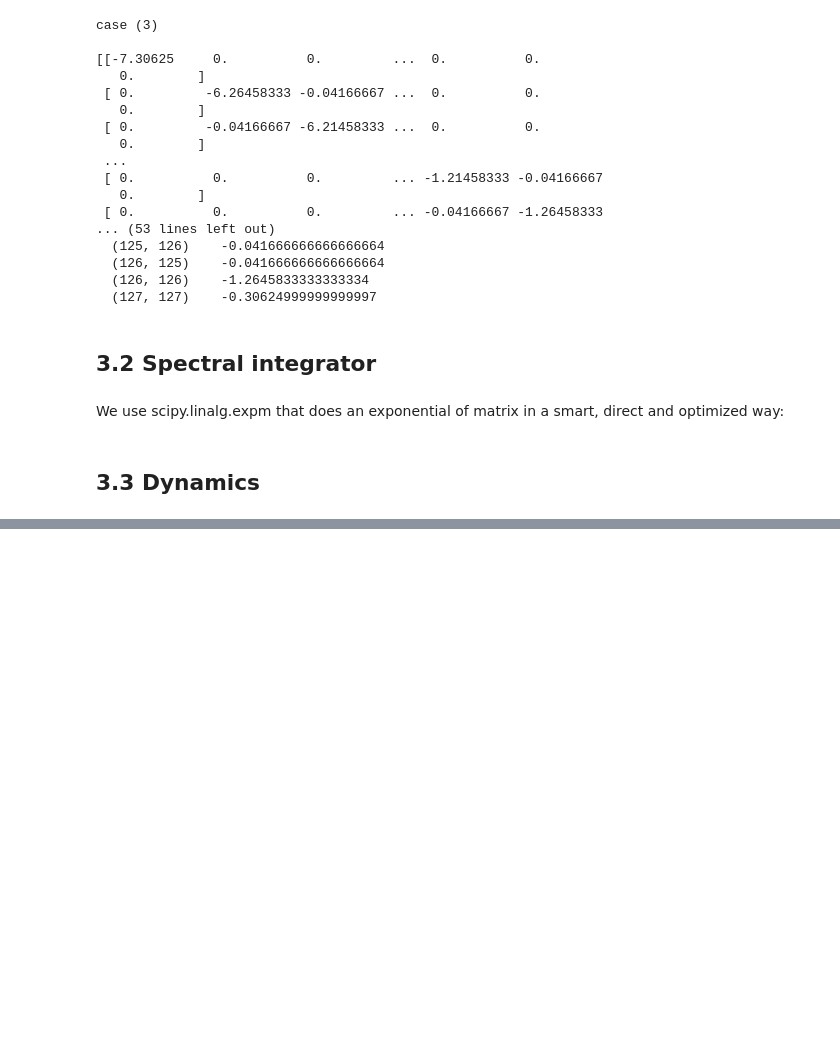
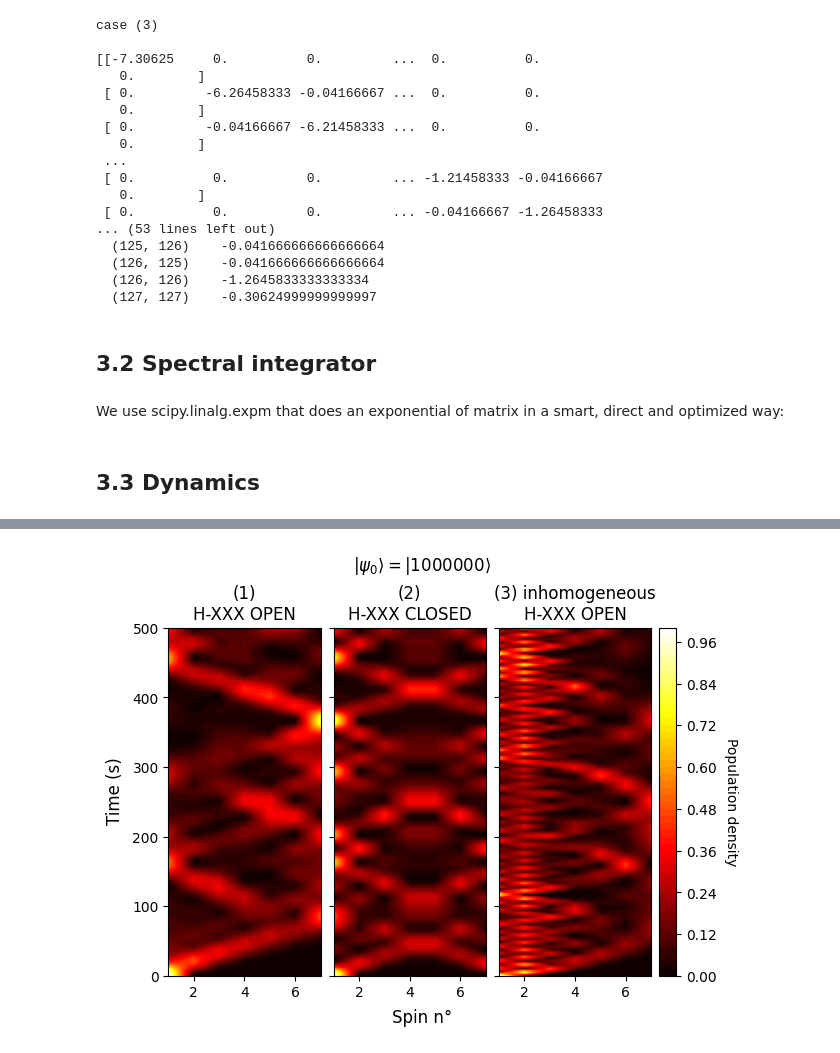
Before and after one commit to JulioSteve/AdvancedQuantumDynamics, a Jupyter notebook: BB/DQC_Spin_Lattice.ipynb, the cells around one changed output, grey strips where cells are left out. Cells and saved outputs as stored; diff of their text form; code cells hidden in the pictures; blank space fills up the shorter version.

```diff
--- a/BB/DQC_Spin_Lattice.ipynb
+++ b/BB/DQC_Spin_Lattice.ipynb
@@ -795,0 +847,4 @@ for k in range(1,Nspins+1):
+# %%
+graph_model(psi0_edge, r"$|\psi_0\rangle=|1000000\rangle$")
+# %% [output]
+[figure, added]
```
Also changed, not shown: parts of 31 cells of this notebook, 2 other files.
